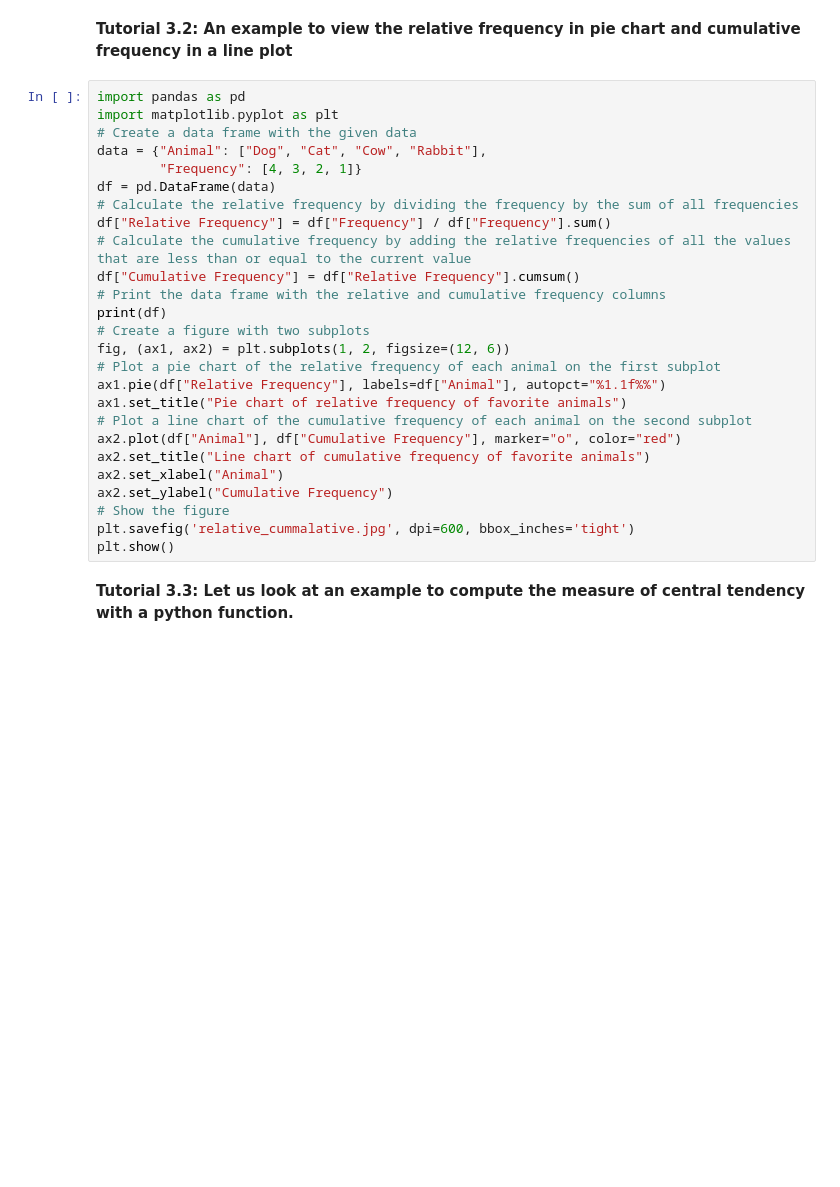
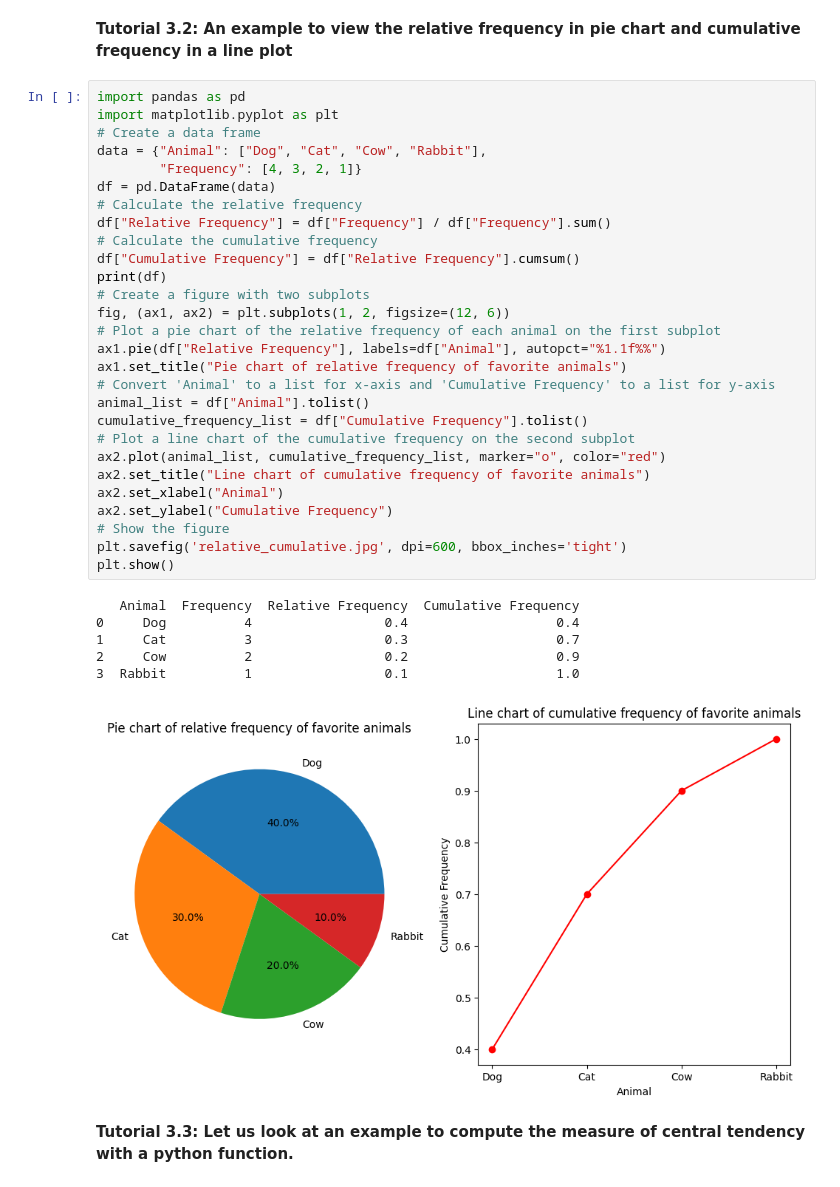
Before and after one commit to bpbpublications/Statistics-for-Data-Scientists-and-Analysts, a Jupyter notebook: notebooks/chapter3/chapter3.ipynb, the cells around one changed output. Drawn from its saved outputs; the diff is of its cells as text; blank space fills up the shorter version.

```diff
--- a/notebooks/chapter3/chapter3.ipynb
+++ b/notebooks/chapter3/chapter3.ipynb
@@ -28,29 +30,38 @@ plt.show()
 # %%
 import pandas as pd
 import matplotlib.pyplot as plt
-# Create a data frame with the given data
+# Create a data frame
 data = {"Animal": ["Dog", "Cat", "Cow", "Rabbit"],
         "Frequency": [4, 3, 2, 1]}
 df = pd.DataFrame(data)
-# Calculate the relative frequency by dividing the frequency by the sum of all frequencies
+# Calculate the relative frequency
 df["Relative Frequency"] = df["Frequency"] / df["Frequency"].sum()
-# Calculate the cumulative frequency by adding the relative frequencies of all the values that are less than or equal to the current value
+# Calculate the cumulative frequency
 df["Cumulative Frequency"] = df["Relative Frequency"].cumsum()
-# Print the data frame with the relative and cumulative frequency columns
 print(df)
 # Create a figure with two subplots
 fig, (ax1, ax2) = plt.subplots(1, 2, figsize=(12, 6))
 # Plot a pie chart of the relative frequency of each animal on the first subplot
 ax1.pie(df["Relative Frequency"], labels=df["Animal"], autopct="%1.1f%%")
 ax1.set_title("Pie chart of relative frequency of favorite animals")
-# Plot a line chart of the cumulative frequency of each animal on the second subplot
-ax2.plot(df["Animal"], df["Cumulative Frequency"], marker="o", color="red")
+# Convert 'Animal' to a list for x-axis and 'Cumulative Frequency' to a list for y-axis
+animal_list = df["Animal"].tolist()
+cumulative_frequency_list = df["Cumulative Frequency"].tolist()
+# Plot a line chart of the cumulative frequency on the second subplot
+ax2.plot(animal_list, cumulative_frequency_list, marker="o", color="red")
 ax2.set_title("Line chart of cumulative frequency of favorite animals")
 ax2.set_xlabel("Animal")
 ax2.set_ylabel("Cumulative Frequency")
 # Show the figure
-plt.savefig('relative_cummalative.jpg', dpi=600, bbox_inches='tight')
+plt.savefig('relative_cumulative.jpg', dpi=600, bbox_inches='tight')
 plt.show()
+# %% [output]
+   Animal  Frequency  Relative Frequency  Cumulative Frequency
+0     Dog          4                 0.4                   0.4
+1     Cat          3                 0.3                   0.7
+2     Cow          2                 0.2                   0.9
+3  Rabbit          1                 0.1                   1.0
+[figure, added]
 # %% [markdown]
 **Tutorial 3.3: Let us look at an example to compute the measure of central tendency with a python function.**
 # %%
```
Also changed, not shown: parts of 5 cells of this notebook, 18 other files.
